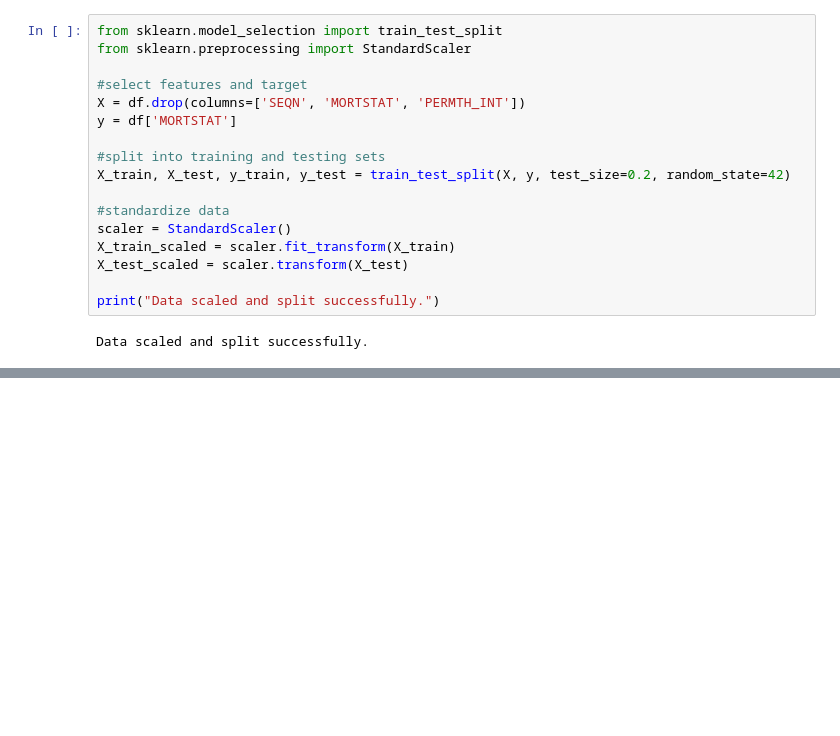
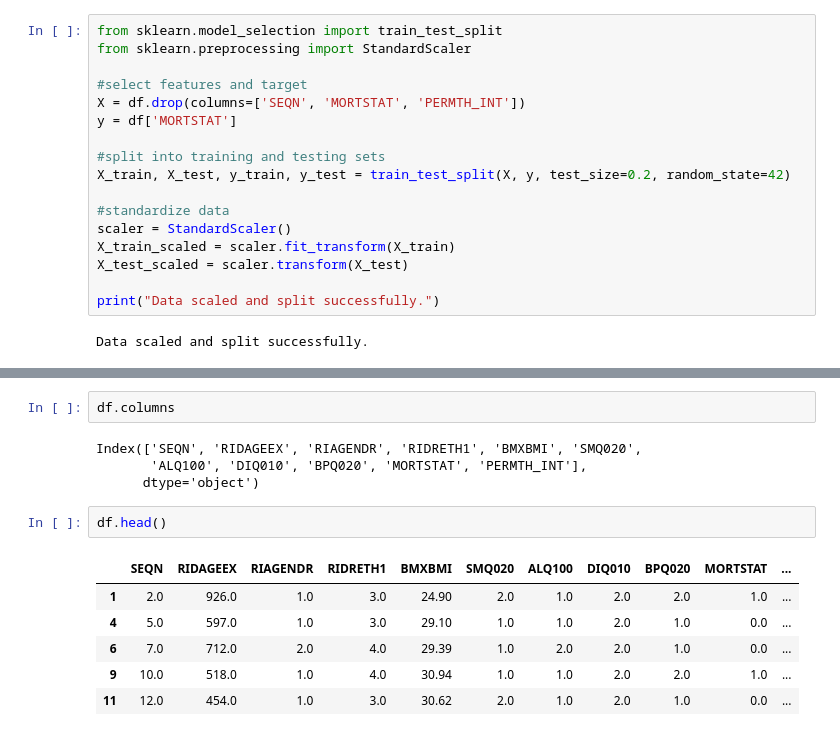
Before and after one commit to skang0812/ML-Project-1, a Jupyter notebook: project_1_bsds.ipynb, the cells around one changed output, grey strips where cells are left out. Cells and saved outputs as stored; diff of their text form; blank space fills up the shorter version.

```diff
--- a/project_1_bsds.ipynb
+++ b/project_1_bsds.ipynb
@@ -347,0 +369,15 @@ Data scaled and split successfully.
+# %%
+df.columns
+# %% [output]
+Index(['SEQN', 'RIDAGEEX', 'RIAGENDR', 'RIDRETH1', 'BMXBMI', 'SMQ020',
+       'ALQ100', 'DIQ010', 'BPQ020', 'MORTSTAT', 'PERMTH_INT'],
+      dtype='object')
+# %%
+df.head()
+# %% [output]
+|  | SEQN | RIDAGEEX | RIAGENDR | RIDRETH1 | BMXBMI | SMQ020 | ALQ100 | DIQ010 | BPQ020 | MORTSTAT | ... |
+| 1 | 2.0 | 926.0 | 1.0 | 3.0 | 24.90 | 2.0 | 1.0 | 2.0 | 2.0 | 1.0 | ... |
+| 4 | 5.0 | 597.0 | 1.0 | 3.0 | 29.10 | 1.0 | 1.0 | 2.0 | 1.0 | 0.0 | ... |
+| 6 | 7.0 | 712.0 | 2.0 | 4.0 | 29.39 | 1.0 | 2.0 | 2.0 | 1.0 | 0.0 | ... |
+| 9 | 10.0 | 518.0 | 1.0 | 4.0 | 30.94 | 1.0 | 1.0 | 2.0 | 2.0 | 1.0 | ... |
+| 11 | 12.0 | 454.0 | 1.0 | 3.0 | 30.62 | 2.0 | 1.0 | 2.0 | 1.0 | 0.0 | ... |
```
Also changed, not shown: parts of 4 cells of this notebook.
